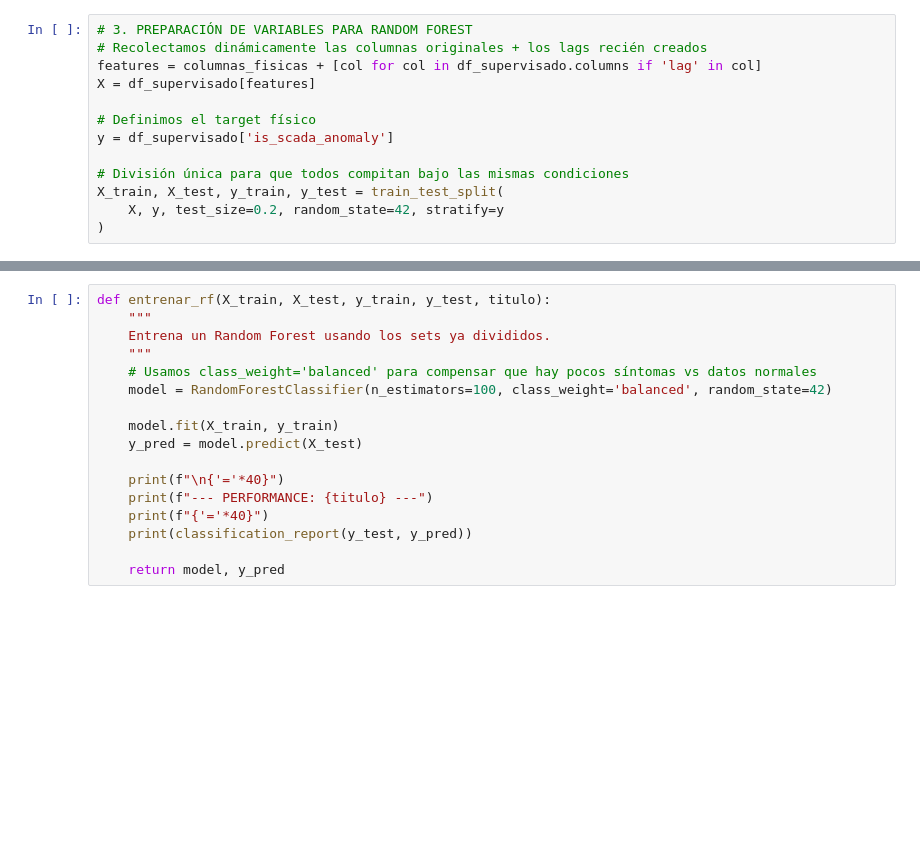
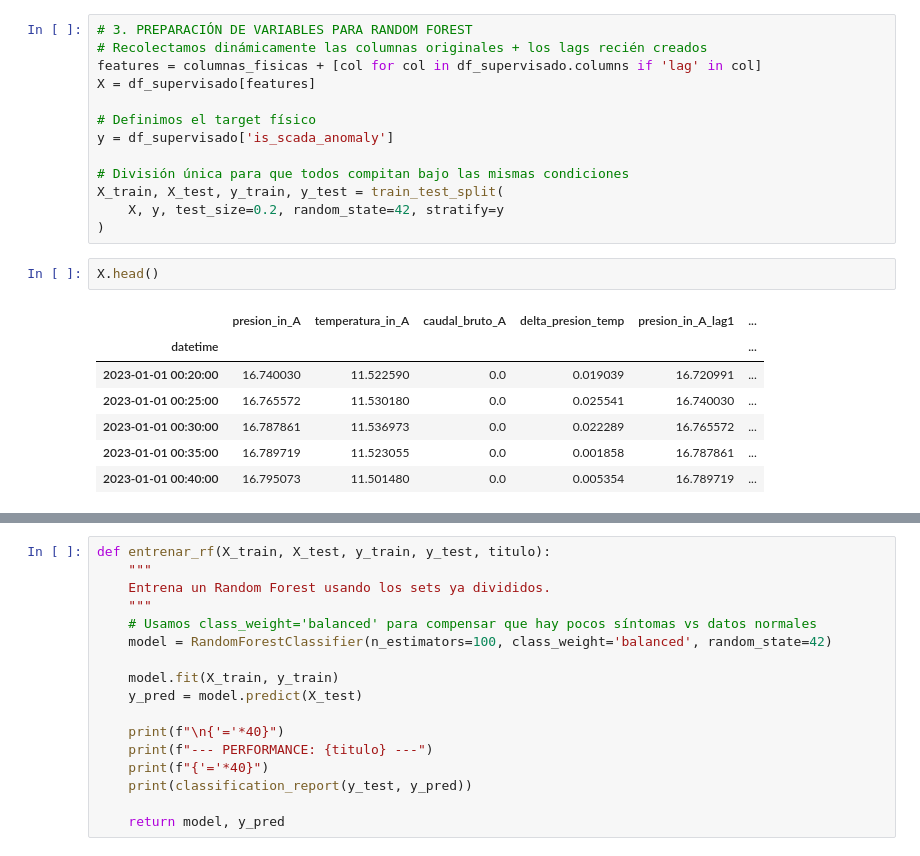
Before and after one commit to BryanInche/27.tfm_enagas_ia, a Jupyter notebook: notebooks/04_Modelado_Supervisado.ipynb, the cells around one changed output, grey strips where cells are left out. Cells and saved outputs as stored; diff of their text form; blank space fills up the shorter version.

```diff
--- a/notebooks/04_Modelado_Supervisado.ipynb
+++ b/notebooks/04_Modelado_Supervisado.ipynb
@@ -64,3 +64,13 @@ y = df_supervisado['is_scada_anomaly']
 X_train, X_test, y_train, y_test = train_test_split(
     X, y, test_size=0.2, random_state=42, stratify=y
 )
+# %%
+X.head()
+# %% [output]
+|  | presion_in_A | temperatura_in_A | caudal_bruto_A | delta_presion_temp | presion_in_A_lag1 | ... |
+| datetime |  |  |  |  |  | ... |
+| 2023-01-01 00:20:00 | 16.740030 | 11.522590 | 0.0 | 0.019039 | 16.720991 | ... |
+| 2023-01-01 00:25:00 | 16.765572 | 11.530180 | 0.0 | 0.025541 | 16.740030 | ... |
+| 2023-01-01 00:30:00 | 16.787861 | 11.536973 | 0.0 | 0.022289 | 16.765572 | ... |
+| 2023-01-01 00:35:00 | 16.789719 | 11.523055 | 0.0 | 0.001858 | 16.787861 | ... |
+| 2023-01-01 00:40:00 | 16.795073 | 11.501480 | 0.0 | 0.005354 | 16.789719 | ... |
```
Also changed, not shown: parts of 10 cells of this notebook.
